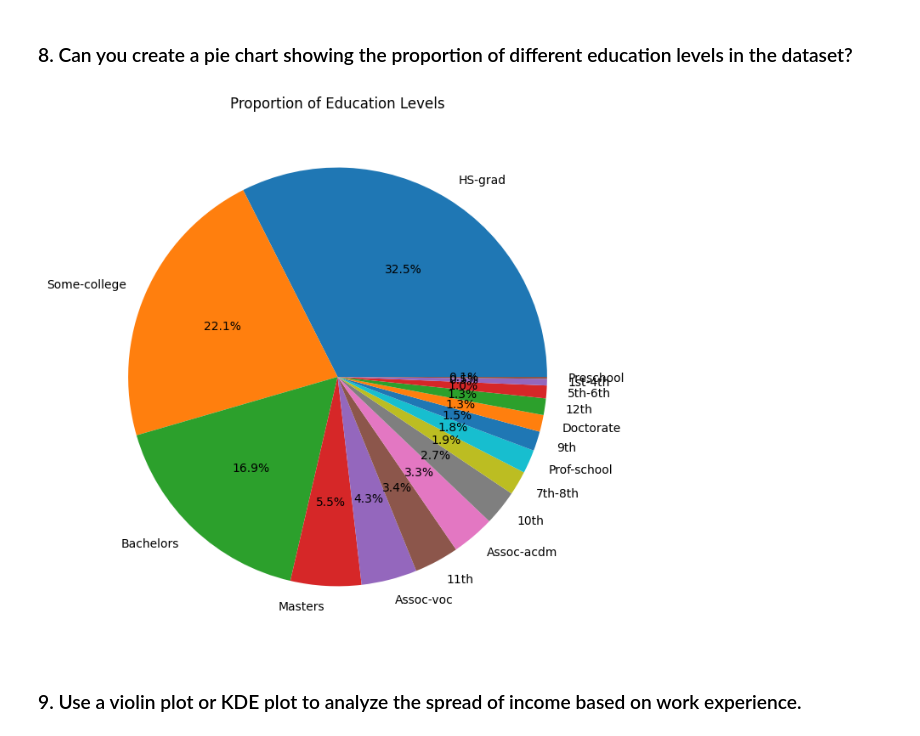
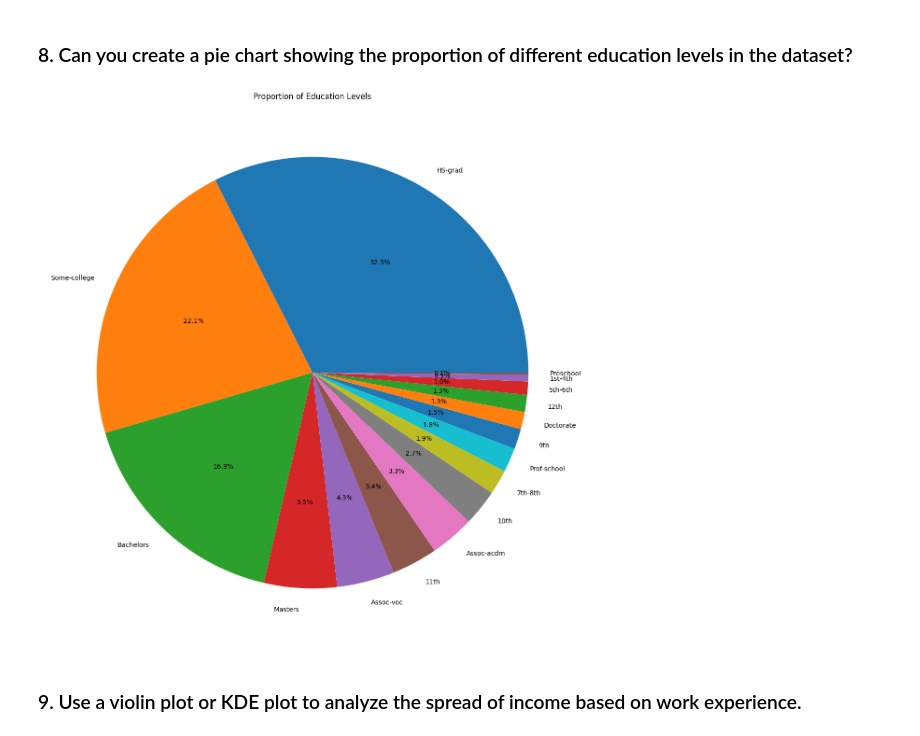
Before and after one commit to Vivek30092/AL603B-Data-and-Visual-Analytics, a Jupyter notebook: 03_Exp03.ipynb, the cells around one changed output. Saved outputs shown, nothing was run; the diff lists cells and outputs as text; code cells hidden in the pictures.

```diff
--- a/03_Exp03.ipynb
+++ b/03_Exp03.ipynb
@@ -188,18 +188,18 @@ plt.show()
 # %%
 # Clean whitespace
 df.loc[:,'education'] = df['education'].str.strip()
 
 # Count education levels
 education_counts = df['education'].value_counts()
 
 # Plot pie chart
-plt.figure(figsize=(8,8))
+plt.figure(figsize=(15,15))
 education_counts.plot(kind='pie', autopct='%1.1f%%')
 plt.title("Proportion of Education Levels")
 plt.ylabel("")
 plt.show()
 # %% [output]
-[figure, old version]
+[figure, new version]
 # %% [markdown]
 ### 9. Use a violin plot or KDE plot to analyze the spread of income based on work experience.
 # %%
```
Also changed, not shown: 1 other file.
